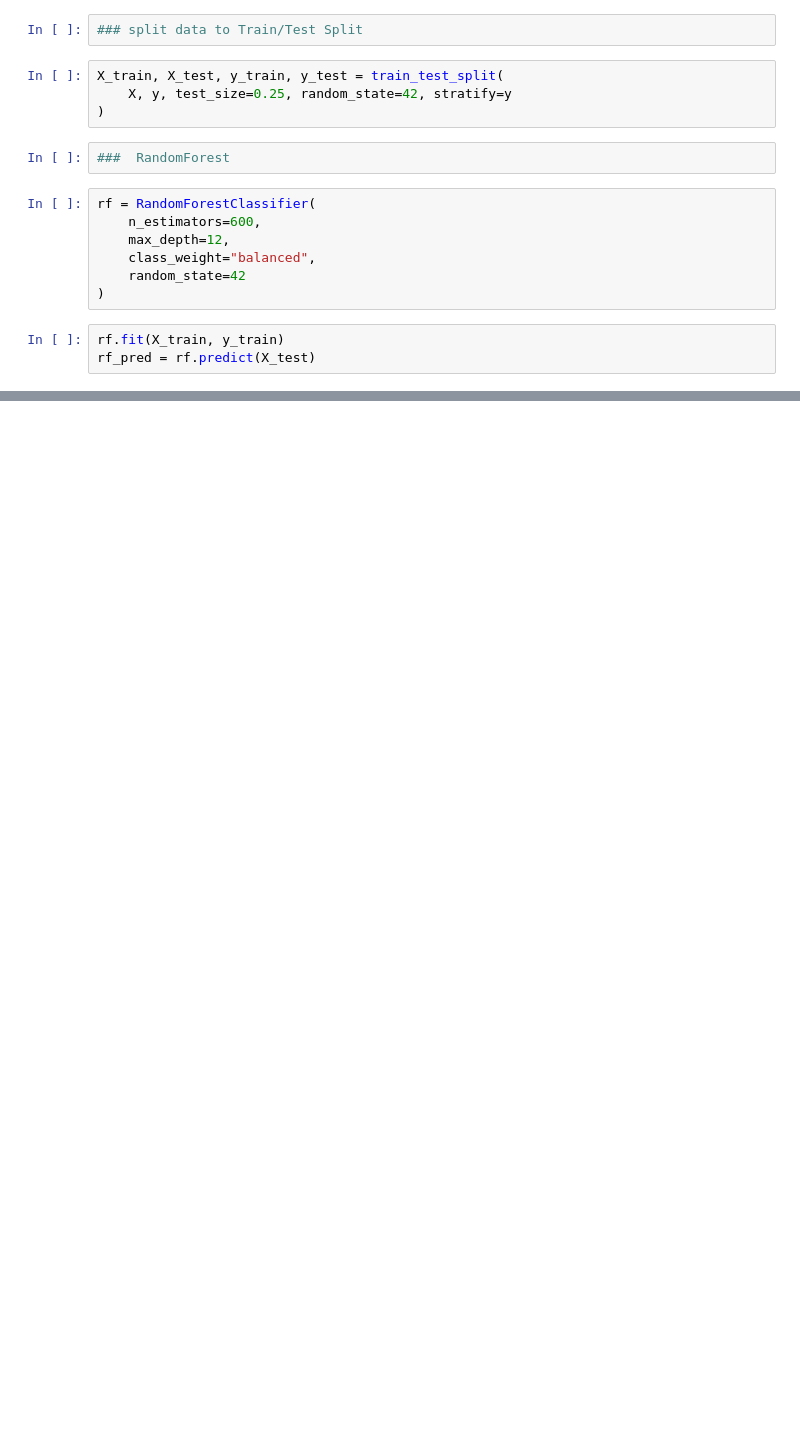
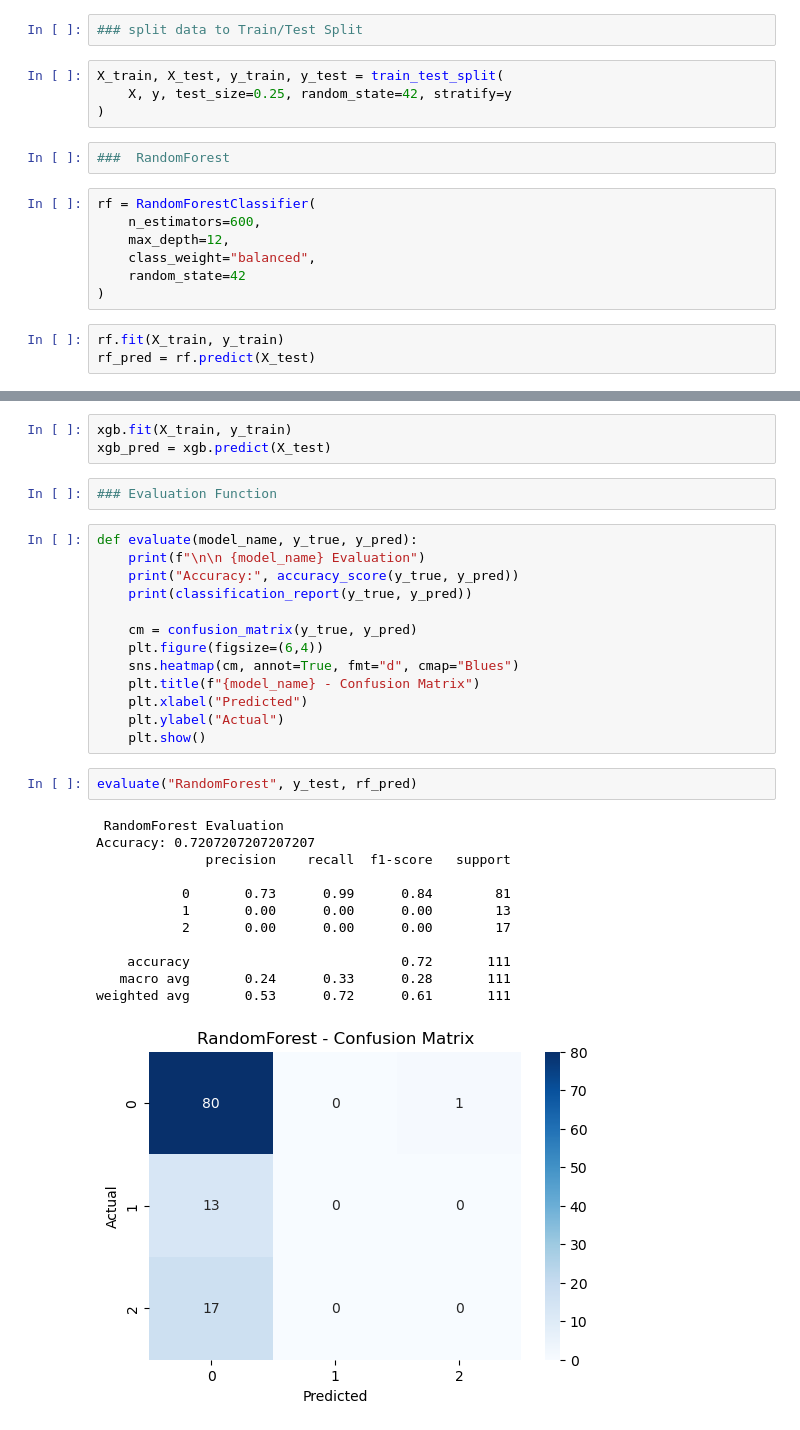
Before and after one commit to monkeyband114/Blockchaindataanalysis, a Jupyter notebook: Training_XGB_LIGHTBGM_RF.ipynb, the cells around one changed output, grey strips where cells are left out. Drawn from its saved outputs; the diff is of its cells as text; blank space fills up the shorter version.

Commit message:
Changes to be committed: 	modified:   Training_XGB_LIGHTBGM_RF.ipynb

```diff
--- a/Training_XGB_LIGHTBGM_RF.ipynb
+++ b/Training_XGB_LIGHTBGM_RF.ipynb
@@ -138,0 +185,33 @@ rf_pred = rf.predict(X_test)
+# %%
+xgb.fit(X_train, y_train)
+xgb_pred = xgb.predict(X_test)
+# %%
+### Evaluation Function
+# %%
+def evaluate(model_name, y_true, y_pred):
+    print(f"\n\n {model_name} Evaluation")
+    print("Accuracy:", accuracy_score(y_true, y_pred))
+    print(classification_report(y_true, y_pred))
+
+    cm = confusion_matrix(y_true, y_pred)
+    plt.figure(figsize=(6,4))
+    sns.heatmap(cm, annot=True, fmt="d", cmap="Blues")
+    plt.title(f"{model_name} - Confusion Matrix")
+    plt.xlabel("Predicted")
+    plt.ylabel("Actual")
+    plt.show()
+# %%
+evaluate("RandomForest", y_test, rf_pred)
+# %% [output]
+ RandomForest Evaluation
+Accuracy: 0.7207207207207207
+              precision    recall  f1-score   support
+
+           0       0.73      0.99      0.84        81
+           1       0.00      0.00      0.00        13
+           2       0.00      0.00      0.00        17
+
+    accuracy                           0.72       111
+   macro avg       0.24      0.33      0.28       111
+weighted avg       0.53      0.72      0.61       111
+[figure, added]
```
Also changed, not shown: parts of 22 cells of this notebook.
